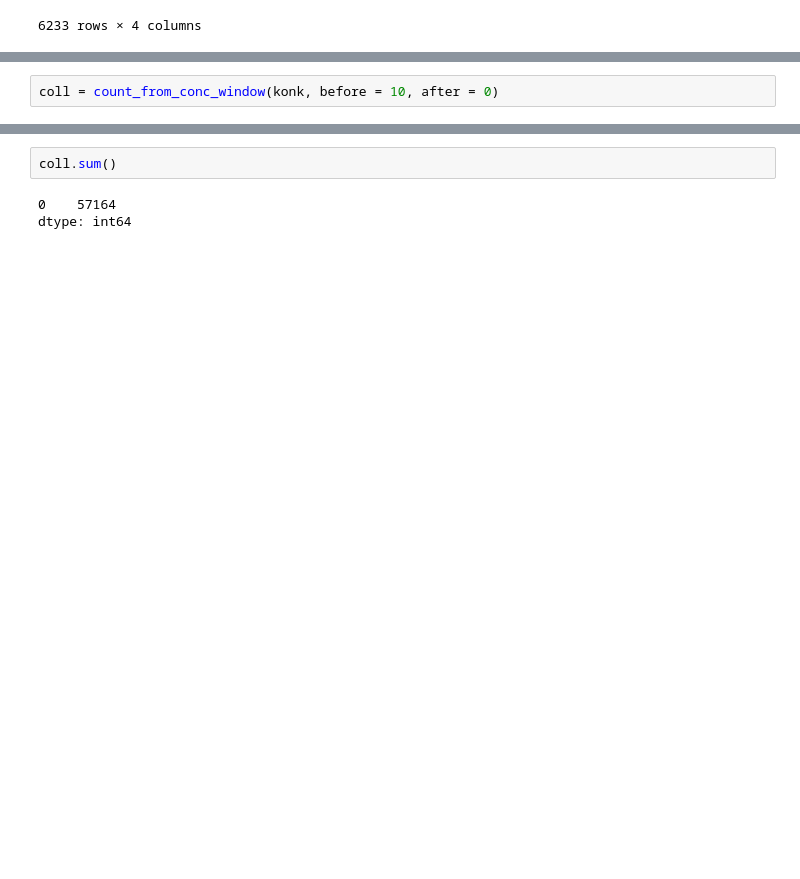
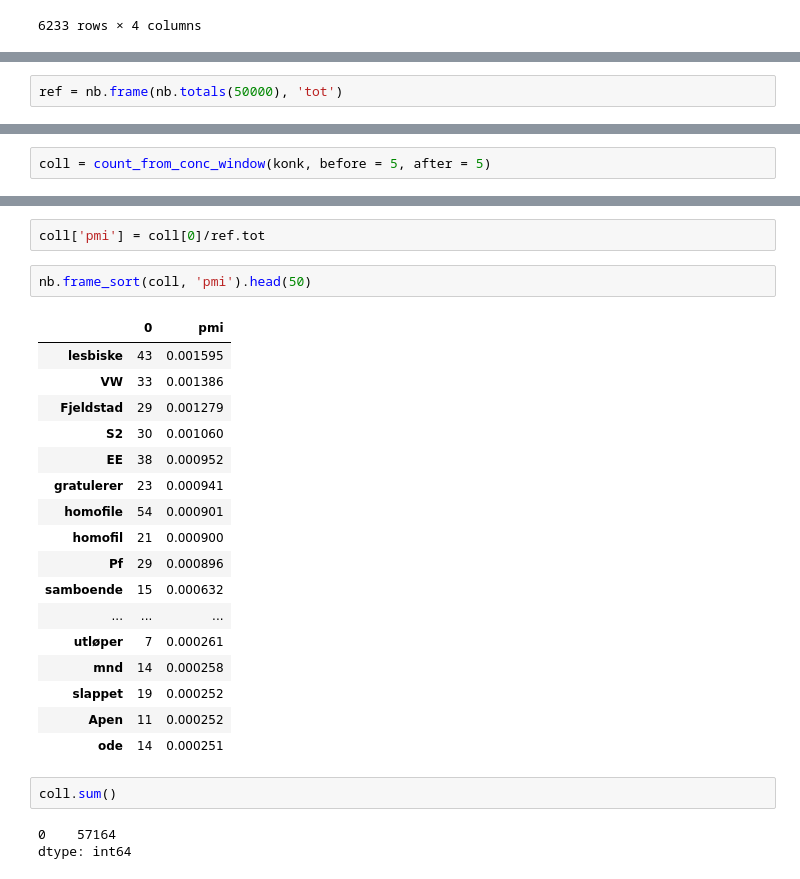
Before and after one commit to Yoonsen/bokhylla_api_medietyper, a Jupyter notebook: Tidsskrift og andre mediatyper.ipynb, the cells around one changed output, grey strips where cells are left out. Saved outputs shown, nothing was run; the diff lists cells and outputs as text; blank space fills up the shorter version.

```diff
--- a/Tidsskrift og andre mediatyper.ipynb
+++ b/Tidsskrift og andre mediatyper.ipynb
@@ -258,0 +263,2 @@ konk
+# %%
+ref = nb.frame(nb.totals(50000), 'tot')
@@ -259,2 +269,2 @@ konk
 # %%
-coll = count_from_conc_window(konk, before = 10, after = 0)
+coll = count_from_conc_window(konk, before = 5, after = 5)
@@ -261,3 +283,25 @@ coll = count_from_conc_window(konk, before = 10, after = 0)
+# %%
+coll['pmi'] = coll[0]/ref.tot
+# %%
+nb.frame_sort(coll, 'pmi').head(50)
+# %% [output]
+|  | 0 | pmi |
+| lesbiske | 43 | 0.001595 |
+| VW | 33 | 0.001386 |
+| Fjeldstad | 29 | 0.001279 |
+| S2 | 30 | 0.001060 |
+| EE | 38 | 0.000952 |
+| gratulerer | 23 | 0.000941 |
+| homofile | 54 | 0.000901 |
+| homofil | 21 | 0.000900 |
+| Pf | 29 | 0.000896 |
+| samboende | 15 | 0.000632 |
+| ... | ... | ... |
+| utløper | 7 | 0.000261 |
+| mnd | 14 | 0.000258 |
+| slappet | 19 | 0.000252 |
+| Apen | 11 | 0.000252 |
+| ode | 14 | 0.000251 |
 # %%
 coll.sum()
 # %% [output]
```
Also changed, not shown: parts of 12 cells of this notebook.
